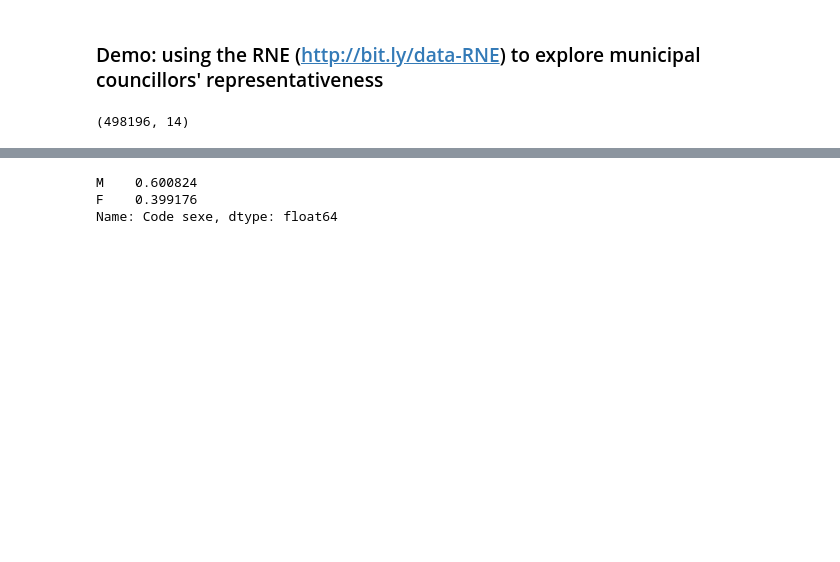
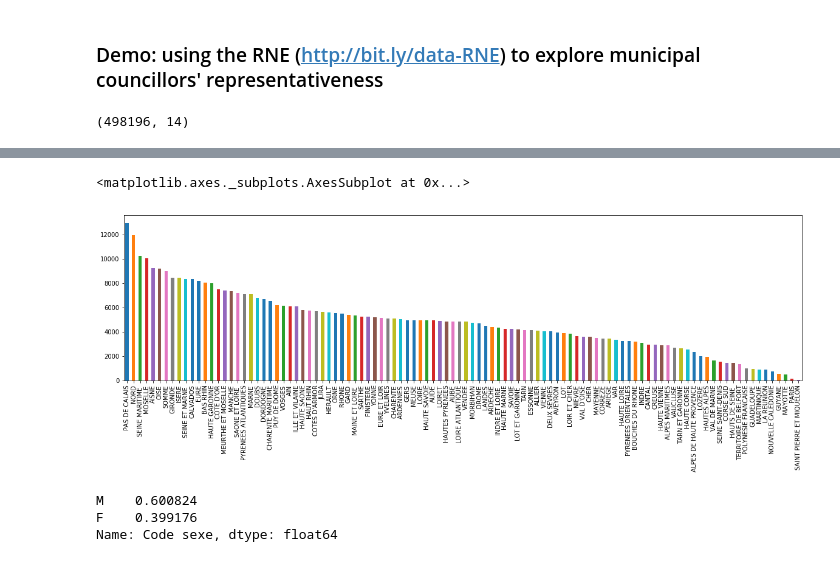
Before and after one commit to jdenes/WOG, a Jupyter notebook: Demo.ipynb, the cells around one changed output, grey strips where cells are left out. Drawn from its saved outputs; the diff is of its cells as text; code cells hidden in the pictures; blank space fills up the shorter version.

```diff
--- a/Demo.ipynb
+++ b/Demo.ipynb
@@ -21,7 +21,10 @@ data.head()
 | 3 | 1 | AIN | 1 | L'Abergement-Clémenciat | BUET | ... |
 | 4 | 1 | AIN | 1 | L'Abergement-Clémenciat | DESVAQUET | ... |
 # %%
-# data['Libellé de département (Maires)'].value_counts().plot(kind='bar', figsize=(20,5))
+data['Libellé de département (Maires)'].value_counts().plot(kind='bar', figsize=(20,5))
+# %% [output]
+<matplotlib.axes._subplots.AxesSubplot at 0x...>
+[figure, added]
 # %%
 data['Code sexe'].value_counts(normalize=True)
 # %% [output]
```
Also changed, not shown: parts of 4 cells of this notebook, 1 other file.
